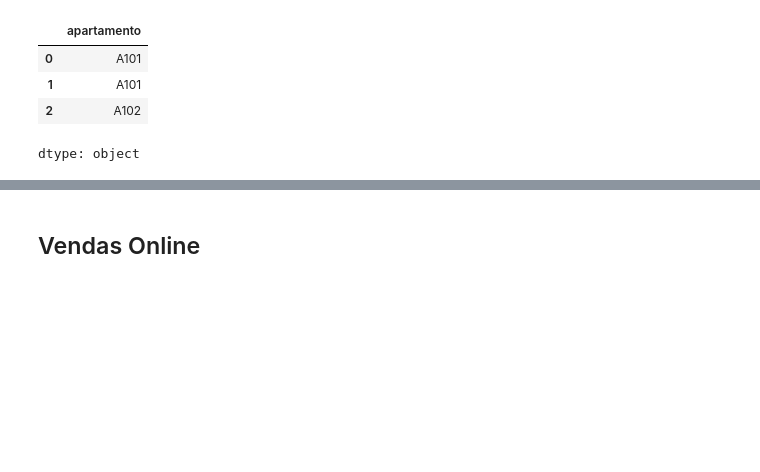
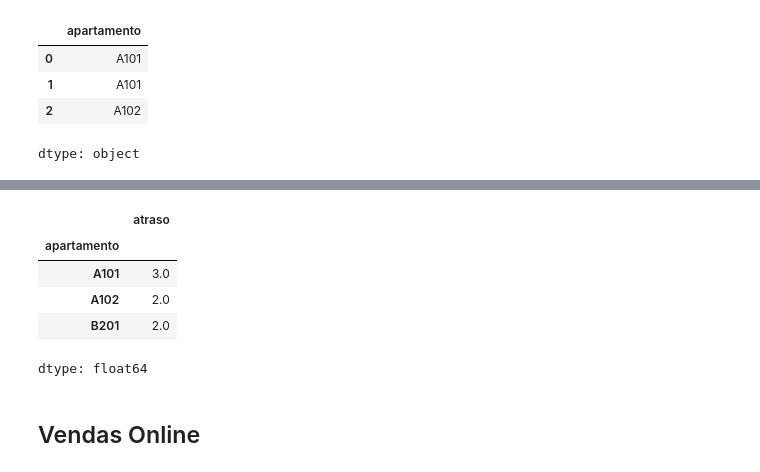
Before and after one commit to Matheus-Pombeiro/transformacao_manipulacao_dados, a Jupyter notebook: transformacao_manipulacao_dados_desafio.ipynb, the cells around one changed output, grey strips where cells are left out. Saved outputs shown, nothing was run; the diff lists cells and outputs as text; code cells hidden in the pictures; blank space fills up the shorter version.

Commit message:
feat: fourth class (challenge) - time data

```diff
--- a/transformacao_manipulacao_dados_desafio.ipynb
+++ b/transformacao_manipulacao_dados_desafio.ipynb
@@ -95,3 +95,7 @@ locacao_imoveis['apartamento'].head(3)
 | 1 | A101 |
 | 2 | A102 |
 dtype: object
+# %%
+# Convertendo para o tipo datetime no formato dd/mm/yyyy
+locacao_imoveis['datas_combinadas_pagamento'] = pd.to_datetime(locacao_imoveis['datas_combinadas_pagamento'], format='%d/%m/%Y')
+locacao_imoveis['datas_combinadas_pagamento'].head(3)
@@ -97,0 +108,3 @@ dtype: object
+# %%
+locacao_imoveis['datas_de_pagamento'] = pd.to_datetime(locacao_imoveis['datas_de_pagamento'], format='%d/%m/%Y')
+locacao_imoveis['datas_de_pagamento'].head(3)
@@ -97,0 +117,4 @@ dtype: object
+# %%
+# Calculando o atraso dos pagamentos
+locacao_imoveis['atraso'] = (locacao_imoveis['datas_de_pagamento'] - locacao_imoveis['datas_combinadas_pagamento']).dt.days
+locacao_imoveis['atraso'].head(3)
@@ -98,3 +127,14 @@ dtype: object
+# %%
+# Calculando a média dos atrasos por apartamento
+media_atraso = locacao_imoveis.groupby('apartamento')['atraso'].mean()
+media_atraso.head(3)
+# %% [output]
+|  | atraso |
+| apartamento |  |
+| A101 | 3.0 |
+| A102 | 2.0 |
+| B201 | 2.0 |
+dtype: float64
 # %% [markdown]
 ## Vendas Online
 # %%
```
Also changed, not shown: parts of 5 cells of this notebook.
